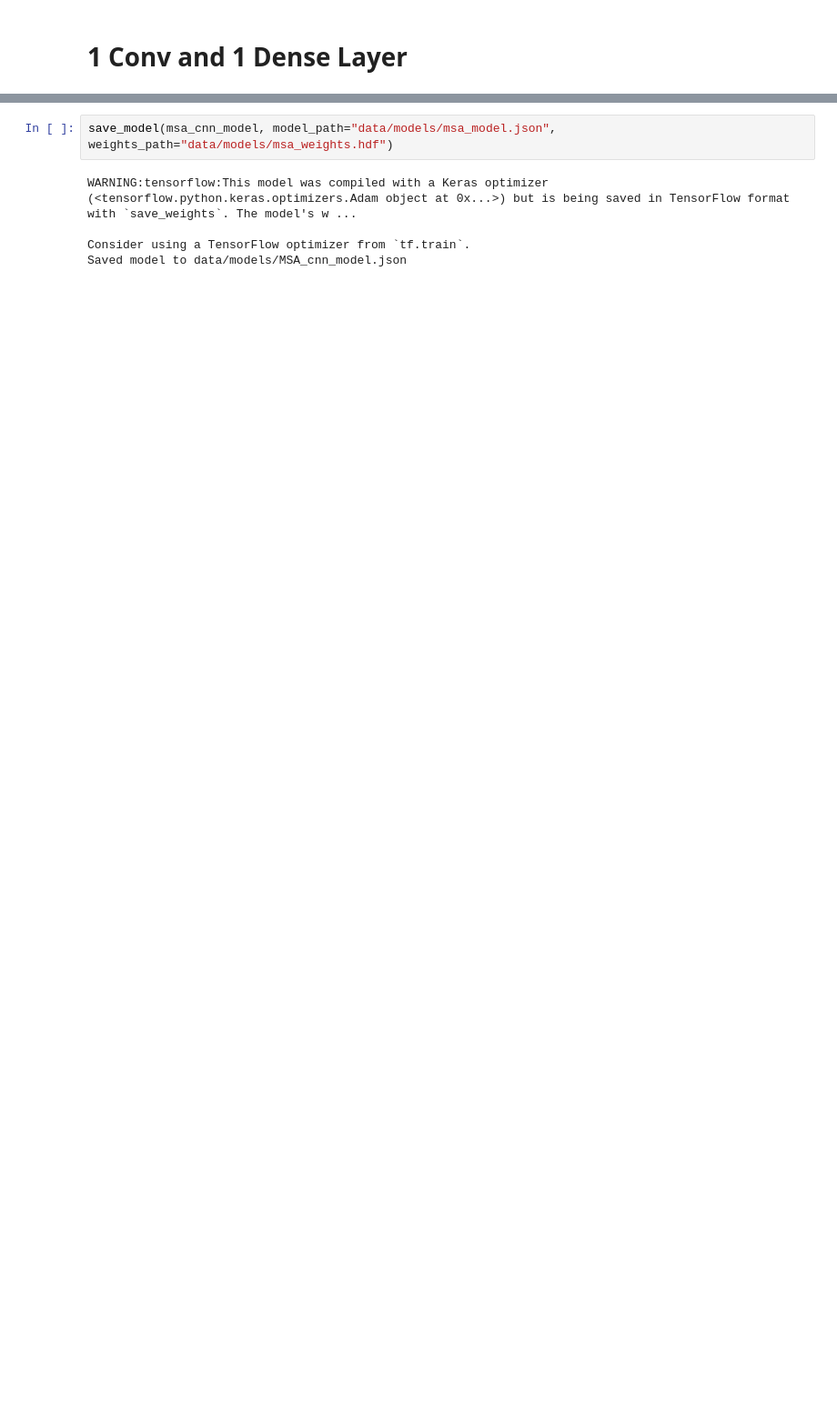
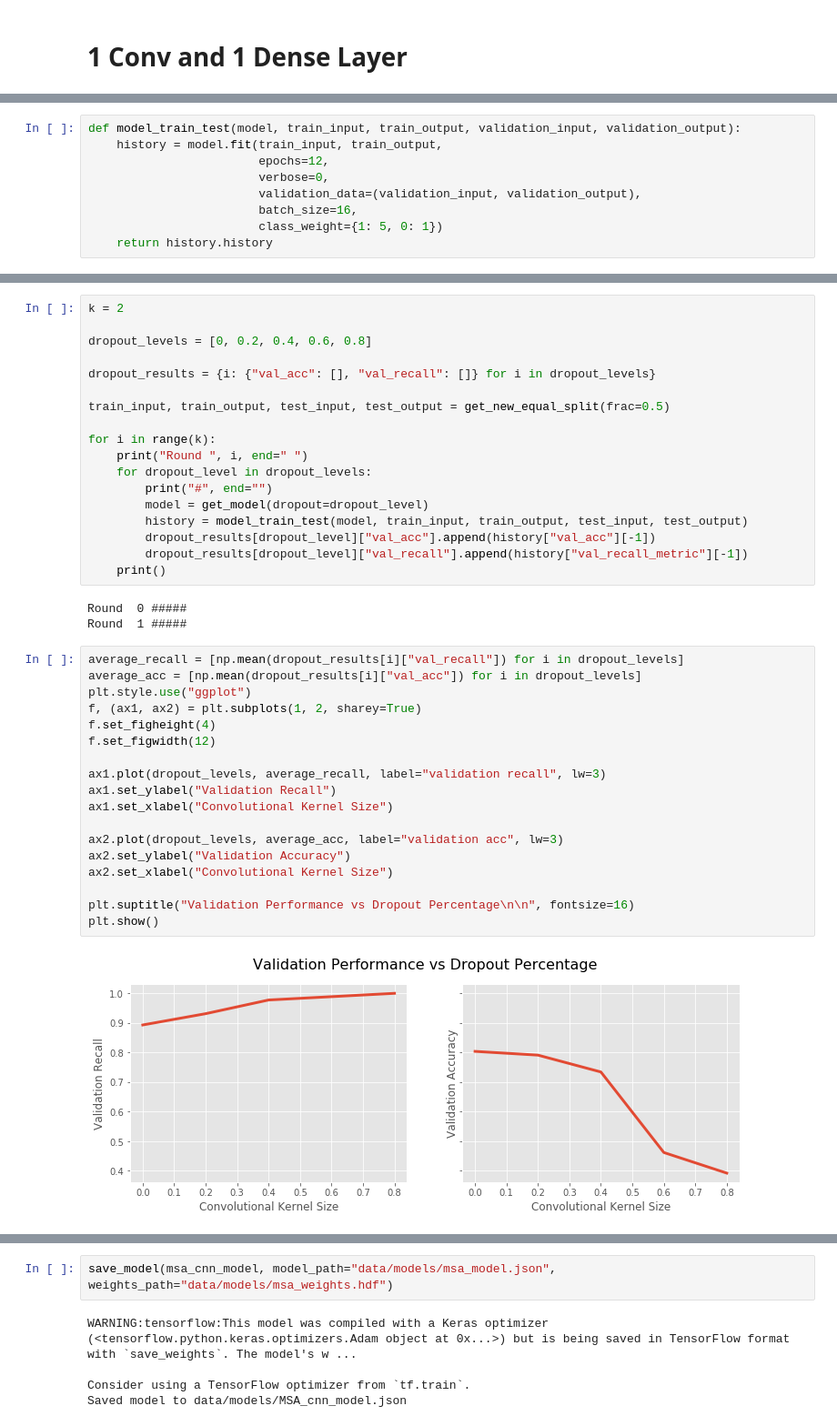
Before and after one commit to wlifferth/msc, a Jupyter notebook: MoralSentimentAnalysisCNN.ipynb, the cells around one changed output, grey strips where cells are left out. Shown: that part at 91% size. Cells and saved outputs as stored; diff of their text form; blank space fills up the shorter version.

```diff
--- a/MoralSentimentAnalysisCNN.ipynb
+++ b/MoralSentimentAnalysisCNN.ipynb
@@ -306,0 +216,9 @@ _________________________________________________________________
+# %%
+def model_train_test(model, train_input, train_output, validation_input, validation_output):
+    history = model.fit(train_input, train_output,
+                        epochs=12,
+                        verbose=0,
+                        validation_data=(validation_input, validation_output),
+                        batch_size=16,
+                        class_weight={1: 5, 0: 1})
+    return history.history
@@ -306,0 +370,41 @@ _________________________________________________________________
+# %%
+k = 2
+
+dropout_levels = [0, 0.2, 0.4, 0.6, 0.8]
+
+dropout_results = {i: {"val_acc": [], "val_recall": []} for i in dropout_levels}
+
+train_input, train_output, test_input, test_output = get_new_equal_split(frac=0.5)
+
+for i in range(k):
+    print("Round ", i, end=" ")
+    for dropout_level in dropout_levels:
+        print("#", end="")
+        model = get_model(dropout=dropout_level)
+        history = model_train_test(model, train_input, train_output, test_input, test_output)
+        dropout_results[dropout_level]["val_acc"].append(history["val_acc"][-1])
+        dropout_results[dropout_level]["val_recall"].append(history["val_recall_metric"][-1])
+    print()
+# %% [output]
+Round  0 #####
+Round  1 #####
+# %%
+average_recall = [np.mean(dropout_results[i]["val_recall"]) for i in dropout_levels]
+average_acc = [np.mean(dropout_results[i]["val_acc"]) for i in dropout_levels]
+plt.style.use("ggplot")
+f, (ax1, ax2) = plt.subplots(1, 2, sharey=True)
+f.set_figheight(4)
+f.set_figwidth(12)
+
+ax1.plot(dropout_levels, average_recall, label="validation recall", lw=3)
+ax1.set_ylabel("Validation Recall")
+ax1.set_xlabel("Convolutional Kernel Size")
+
+ax2.plot(dropout_levels, average_acc, label="validation acc", lw=3)
+ax2.set_ylabel("Validation Accuracy")
+ax2.set_xlabel("Convolutional Kernel Size")
+
+plt.suptitle("Validation Performance vs Dropout Percentage\n\n", fontsize=16)
+plt.show()
+# %% [output]
+[figure, added]
```
Also changed, not shown: parts of 39 cells of this notebook, 1 other file.
